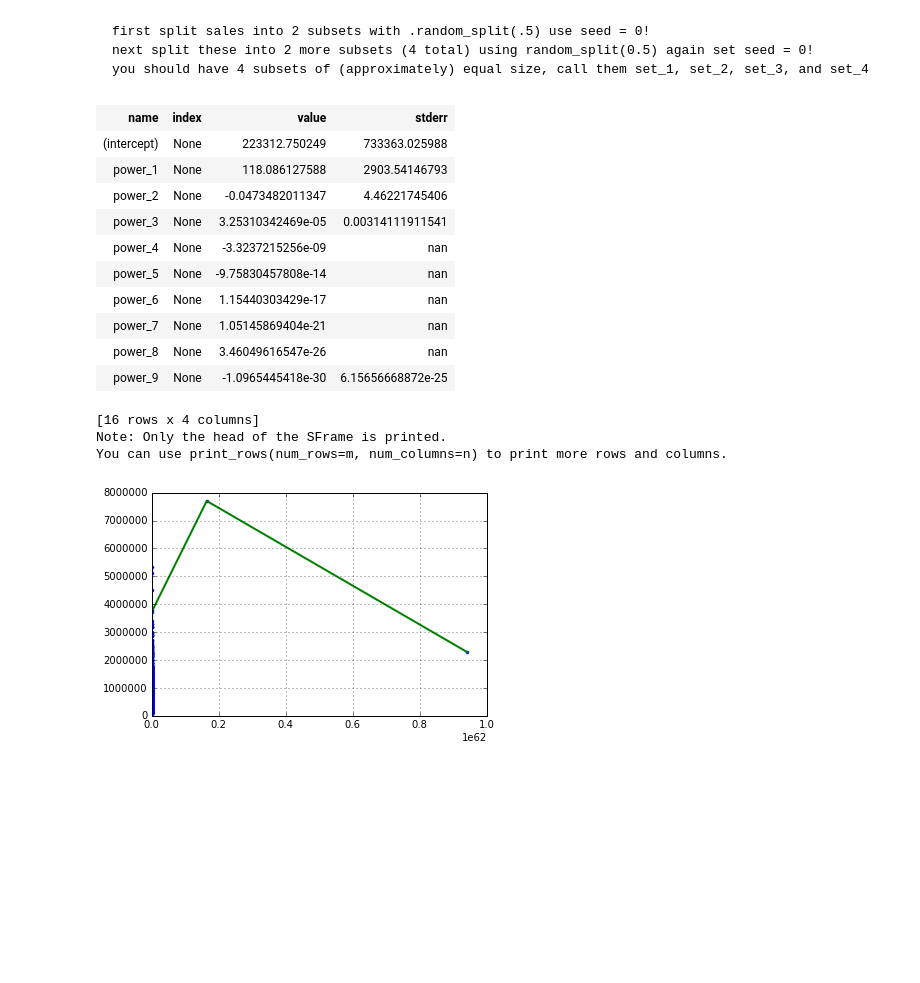
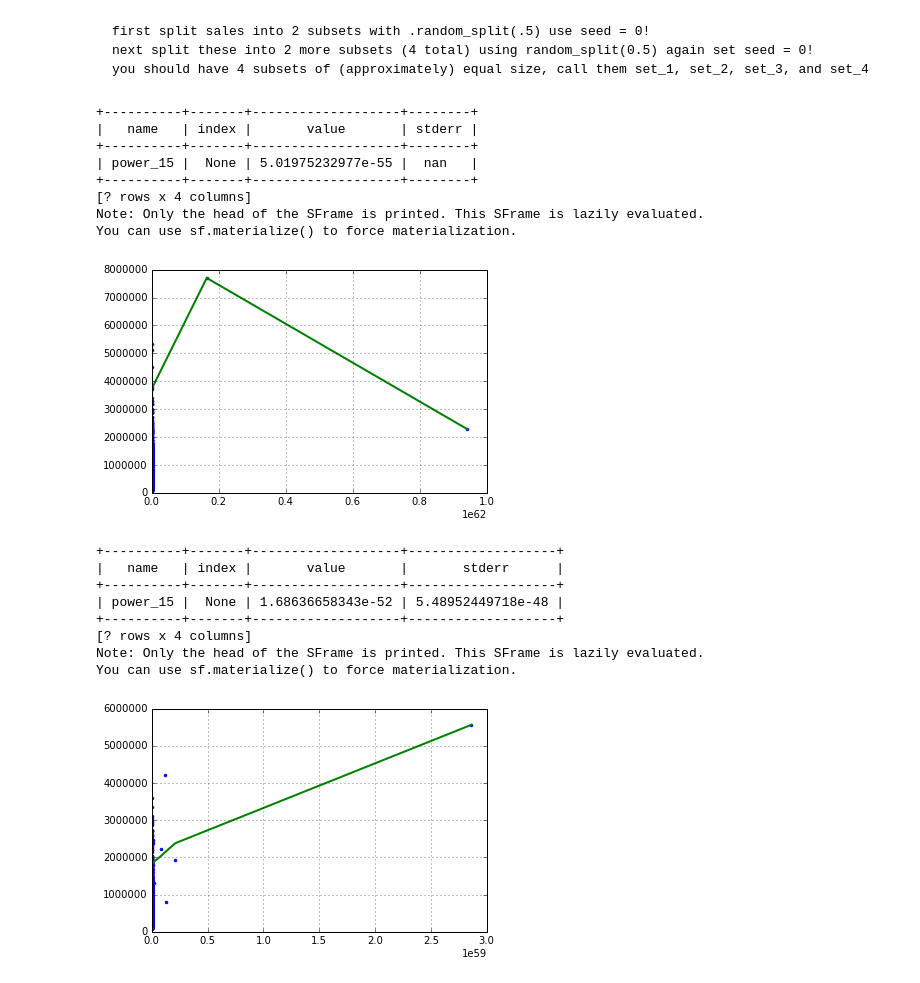
Before and after one commit to atulsingh0/MachineLearning, a Jupyter notebook: ML_UoW/Course01_Regression/Week03_Assesing_Performance_Assignment.ipynb, the cells around one changed output. Saved outputs shown, nothing was run; the diff lists cells and outputs as text; code cells hidden in the pictures; blank space fills up the shorter version.

````diff
--- a/ML_UoW/Course01_Regression/Week03_Assesing_Performance_Assignment.ipynb
+++ b/ML_UoW/Course01_Regression/Week03_Assesing_Performance_Assignment.ipynb
@@ -112,8 +115,8 @@ you should have 4 subsets of (approximately) equal size, call them set_1, set_2,
 ```
 # %%
 sales1, sales2 = sales.random_split(.5, seed = 0)
-set_1, set_2 =   sales1.random_split(.5, seed = 0)
-set_3, set_4 =   sales2.random_split(.5, seed = 0)
+set_1, set_2 =   sales1.random_split(0.5, seed = 0)
+set_3, set_4 =   sales2.random_split(0.5, seed = 0)
 # %%
 poly15_set_1 = polynomial_sframe(set_1['sqft_living'], 15)
 poly15_set_1_names = poly15_set_1.column_names()
@@ -129,33 +132,41 @@ plt.plot(poly15_set_1['power_15'], poly15_set_1['price'], '.',
          poly15_set_1['power_15'], model15_set_1.predict(poly15_set_1), '-', linewidth=2)
 plt.grid(True)
 
-model15_set_1.get('coefficients')
+coeff=model15_set_1.get('coefficients')
+print(coeff[coeff['name']=='power_15'])
 # %% [output]
-| name | index | value | stderr |
-| (intercept) | None | 223312.750249 | 733363.025988 |
-| power_1 | None | 118.086127588 | 2903.54146793 |
-| power_2 | None | -0.0473482011347 | 4.46221745406 |
-| power_3 | None | 3.25310342469e-05 | 0.00314111911541 |
-| power_4 | None | -3.3237215256e-09 | nan |
-| power_5 | None | -9.75830457808e-14 | nan |
-| power_6 | None | 1.15440303429e-17 | nan |
-| power_7 | None | 1.05145869404e-21 | nan |
-| power_8 | None | 3.46049616547e-26 | nan |
-| power_9 | None | -1.0965445418e-30 | 6.15656668872e-25 |
-[16 rows x 4 columns]
-Note: Only the head of the SFrame is printed.
-You can use print_rows(num_rows=m, num_columns=n) to print more rows and columns.
++----------+-------+-------------------+--------+
+|   name   | index |       value       | stderr |
++----------+-------+-------------------+--------+
+| power_15 |  None | 5.01975232977e-55 |  nan   |
++----------+-------+-------------------+--------+
+[? rows x 4 columns]
+Note: Only the head of the SFrame is printed. This SFrame is lazily evaluated.
+You can use sf.materialize() to force materialization.
 [figure]
 # %%
 poly15_set_2 = polynomial_sframe(set_2['sqft_living'], 15)
+poly15_set_2_names = poly15_set_2.column_names()
 poly15_set_2['price'] = set_2['price']
 
-model15_set_2 = gl.linear_regression.create(poly15_set_2, target = 'price', features = ['power_15'], validation_set = None, verbose=False)
+model15_set_2 = gl.linear_regression.create(poly15_set_2, target = 'price', features = poly15_set_2_names,
+                                            validation_set = None, verbose=False)
 
 plt.plot(poly15_set_2['power_15'], poly15_set_2['price'], '.',
         poly15_set_2['power_15'], model15_set_2.predict(poly15_set_2), '-', linewidth=2)
 plt.grid(True)
 
-model15_set_2.get('coefficients')
+coeff=model15_set_2.get('coefficients')
+print(coeff[coeff['name']=='power_15'])
+# %% [output]
++----------+-------+-------------------+-------------------+
+|   name   | index |       value       |       stderr      |
++----------+-------+-------------------+-------------------+
+| power_15 |  None | 1.68636658343e-52 | 5.48952449718e-48 |
++----------+-------+-------------------+-------------------+
+[? rows x 4 columns]
+Note: Only the head of the SFrame is printed. This SFrame is lazily evaluated.
+You can use sf.materialize() to force materialization.
+[figure, added]
 # %%
 poly15_set_3 = polynomial_sframe(set_3['sqft_living'], 15)
````
Also changed, not shown: parts of 13 cells of this notebook, 4 other files.
